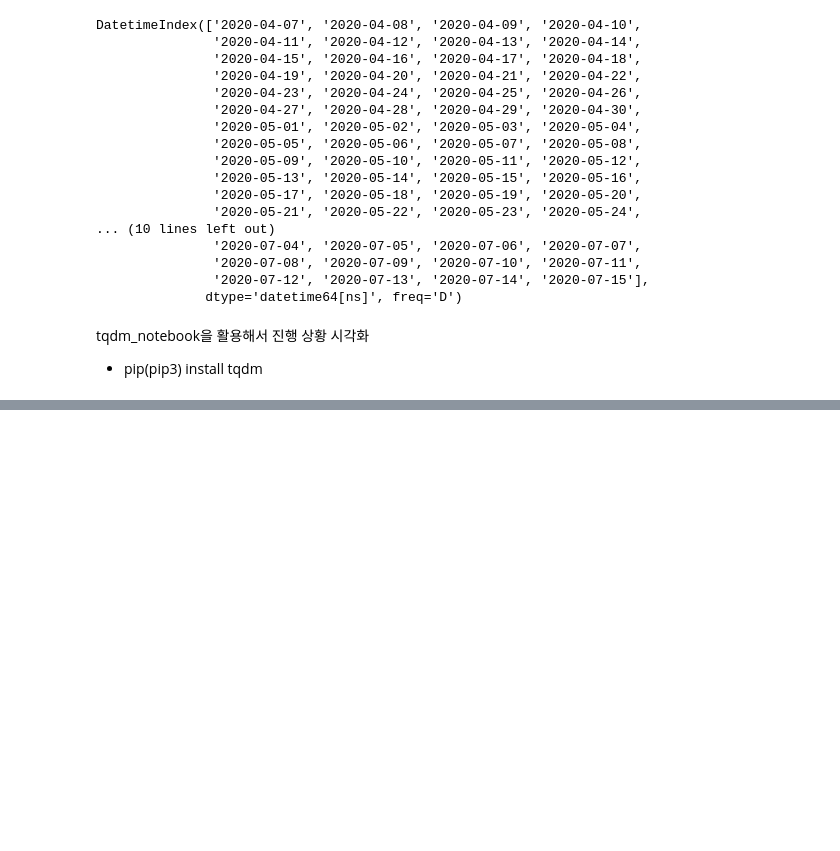
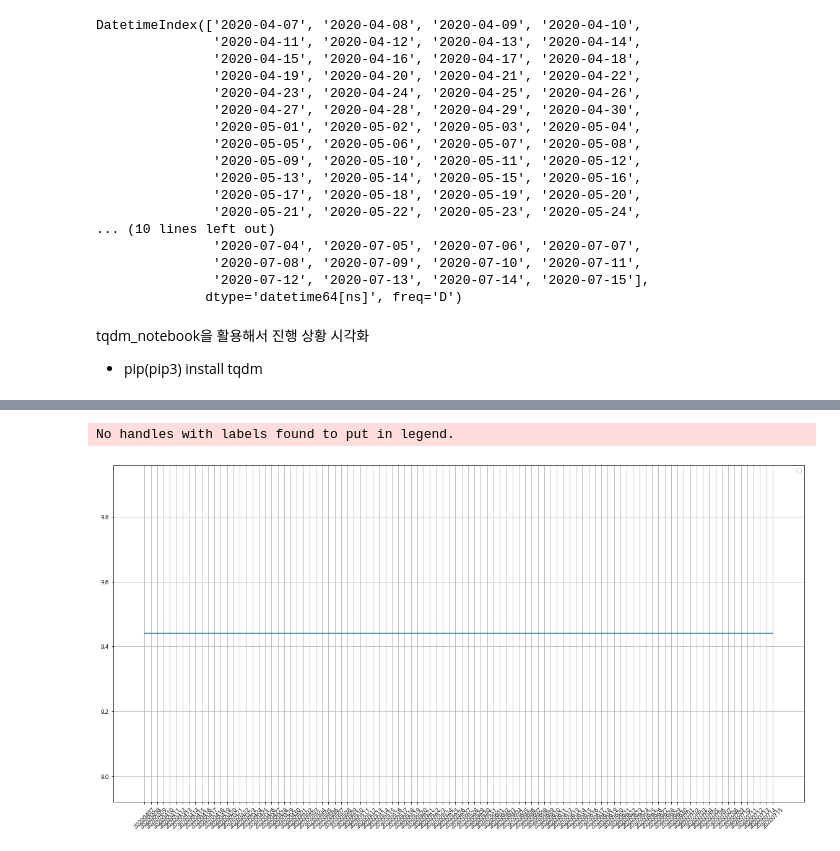
Before and after one commit to Dolarge/bit-python, a Jupyter notebook: #3 크롤링 데이터 분석/#3 네이버 영화평점 크롤링.ipynb, the cells around one changed output, grey strips where cells are left out. Cells and saved outputs as stored; diff of their text form; code cells hidden in the pictures; blank space fills up the shorter version.

```diff
--- a/#3 크롤링 데이터 분석/#3 네이버 영화평점 크롤링.ipynb
+++ b/#3 크롤링 데이터 분석/#3 네이버 영화평점 크롤링.ipynb
@@ -152,9 +152,17 @@ for today in tqdm.notebook.tqdm(date):
 
     # 조회한 날짜마다의 영화의 제목과 평점을 한꺼번에 구하기
     movies = [ movie.text.strip() for movie in soup.find_all('div', class_='tit5') ]
-    points = [ point.text.strip() for point in soup.find_all('td', class_='point') ]
+    points = [ float(point.text.strip()) for point in soup.find_all('td', class_='point') ]
 
 
     movie_date.extend([ today for n in range(0, len(movies)) ]) # 날짜 데이터 리스트 추가
     movie_name.extend(movies)
     movie_point.extend(points)
+# %%
+movie_df = pd.DataFrame({
+    'date': movie_date,
+    'name': movie_name,
+    'point': movie_point
+})
+
+movie_df.head()
@@ -160,0 +234,12 @@ for today in tqdm.notebook.tqdm(date):
+# %%
+df_search = movie_df.query('name==["터미네이터 2:오리지널"]')
+
+plt.figure(figsize=(20, 10))
+plt.plot(df_search['date'], df_search['point'])
+plt.legend(loc='best')
+plt.xticks(df_search['date'], rotation='45')
+plt.grid()
+plt.show()
+# %% [output]
+No handles with labels found to put in legend.
+[figure, added]
```
Also changed, not shown: parts of 12 cells of this notebook.
